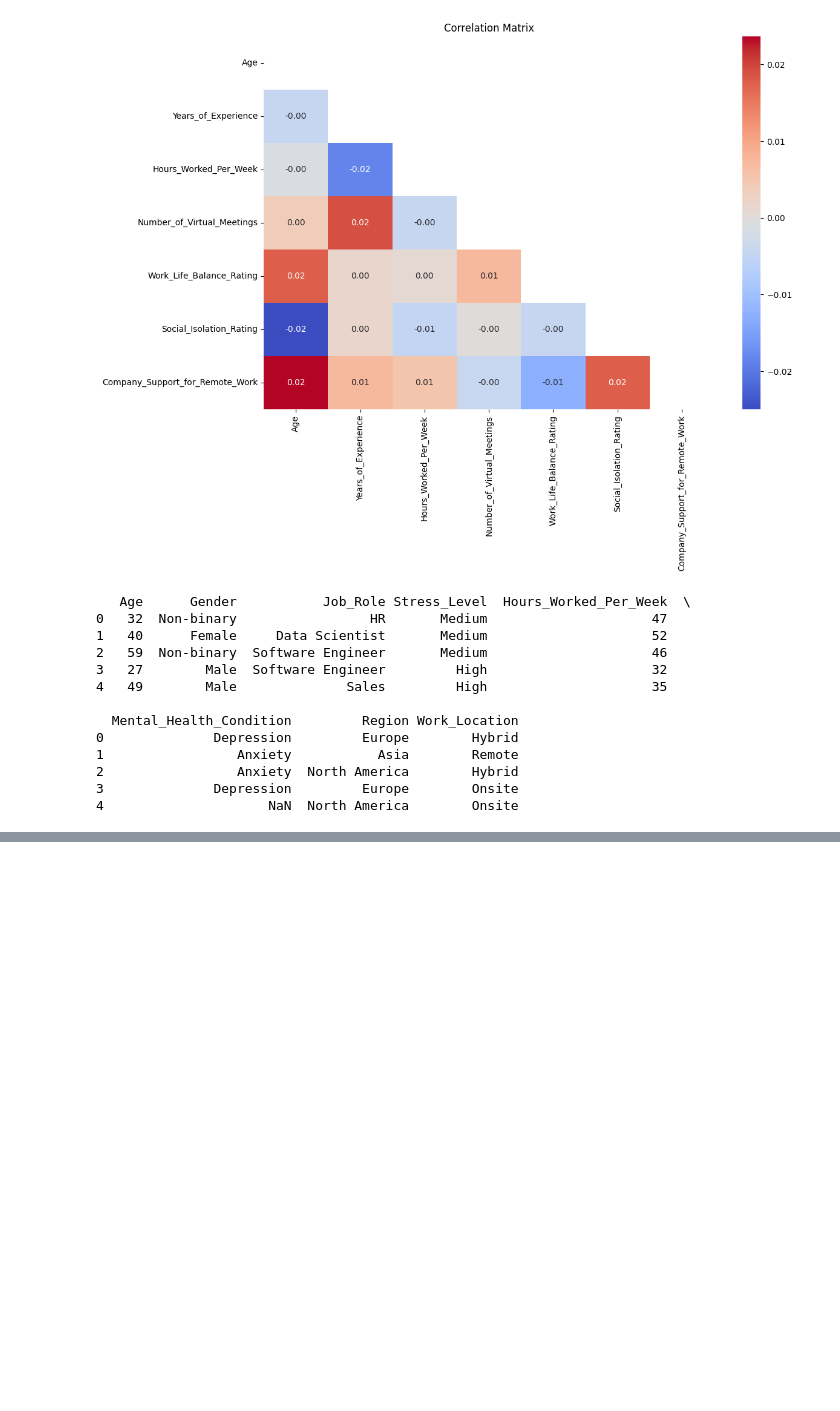
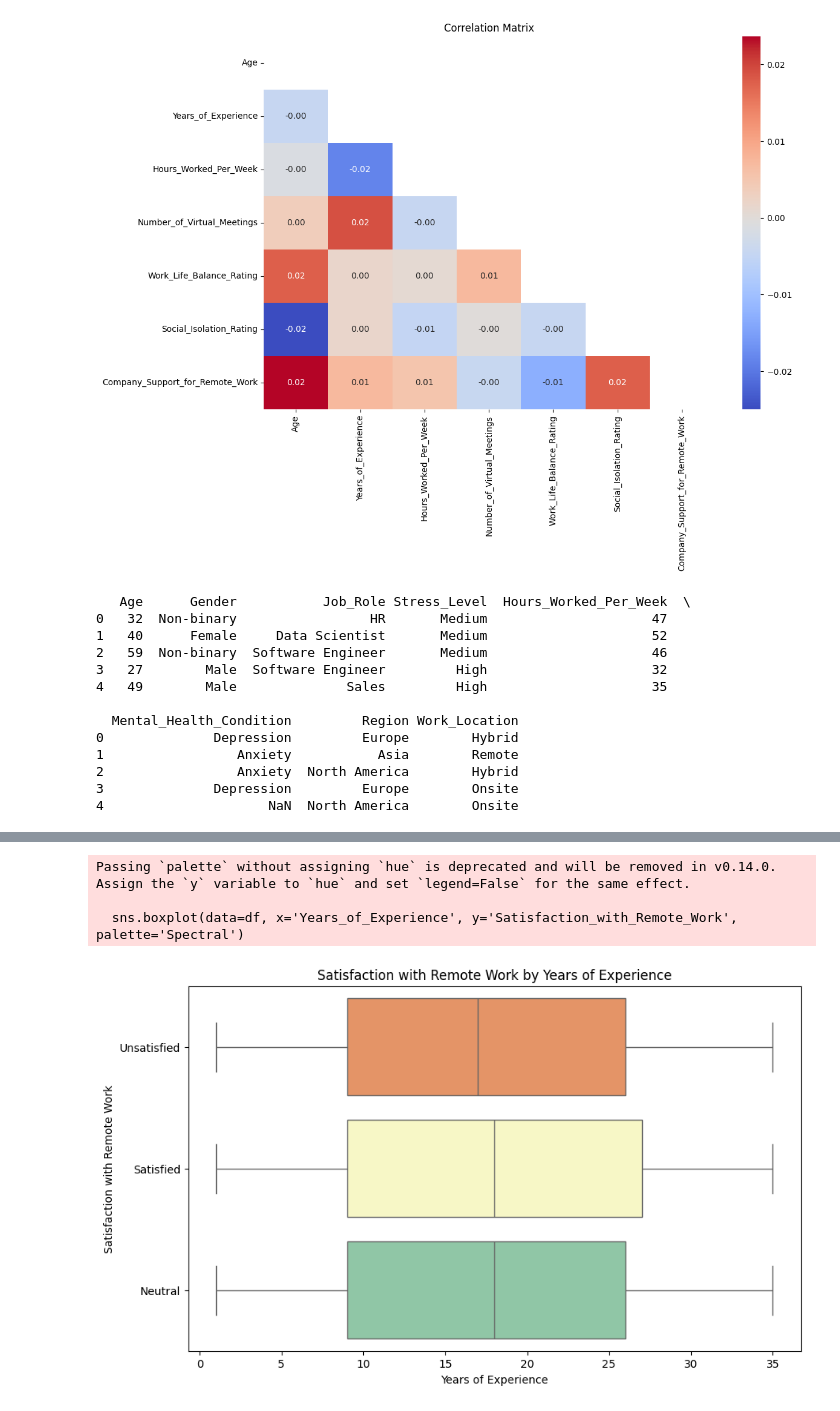
Before and after one commit to hanenia/Capstone_Project_1-, a Jupyter notebook: project.ipynb, the cells around one changed output, grey strips where cells are left out. Drawn from its saved outputs; the diff is of its cells as text; code cells hidden in the pictures; blank space fills up the shorter version.

```diff
--- a/project.ipynb
+++ b/project.ipynb
@@ -372,0 +437,13 @@ print(filtered_data.head())  # Just call head() without arguments for default 5
+# %%
+# Boxplot for Years of Experience vs. Satisfaction with Remote Work
+plt.figure(figsize=(10, 6))
+sns.boxplot(data=df, x='Years_of_Experience', y='Satisfaction_with_Remote_Work', palette='Spectral')
+plt.title('Satisfaction with Remote Work by Years of Experience')
+plt.xlabel('Years of Experience')
+plt.ylabel('Satisfaction with Remote Work')
+plt.show()
+# %% [output]
+Passing `palette` without assigning `hue` is deprecated and will be removed in v0.14.0. Assign the `y` variable to `hue` and set `legend=False` for the same effect.
+
+  sns.boxplot(data=df, x='Years_of_Experience', y='Satisfaction_with_Remote_Work', palette='Spectral')
+[figure, added]
```
Also changed, not shown: parts of 8 cells of this notebook.
